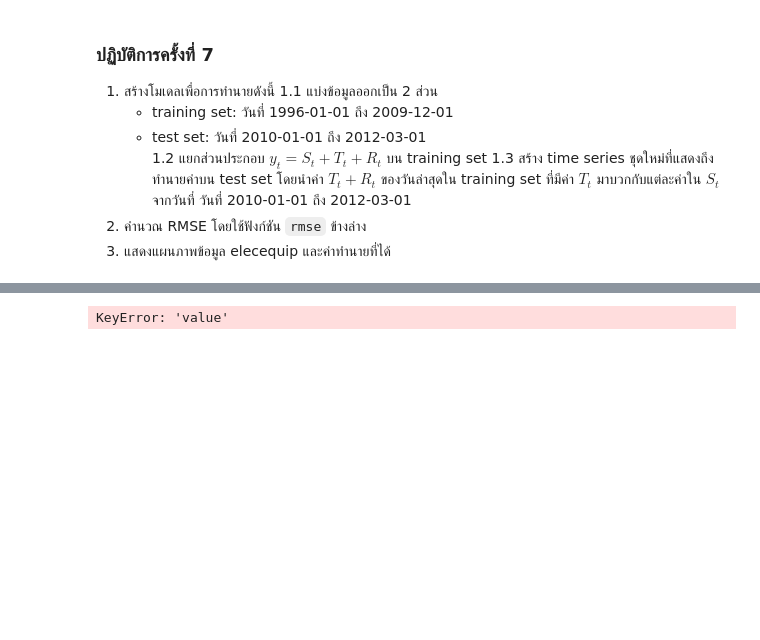
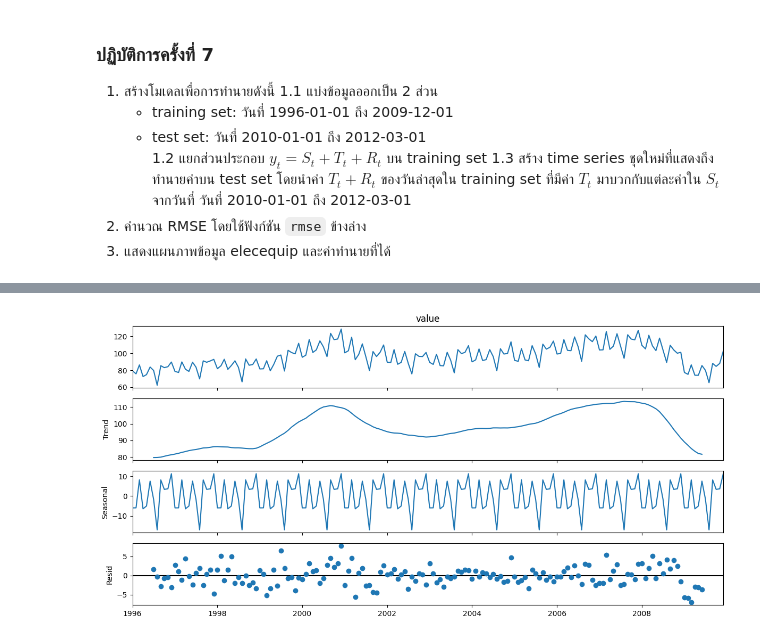
Before and after one commit to Pandatoey/LAB229351, a Jupyter notebook: สำเนาของ_229351_LAB09.ipynb, the cells around one changed output, grey strips where cells are left out. Drawn from its saved outputs; the diff is of its cells as text; code cells hidden in the pictures; blank space fills up the shorter version.

```diff
--- a/สำเนาของ_229351_LAB09.ipynb
+++ b/สำเนาของ_229351_LAB09.ipynb
@@ -188,6 +188,6 @@ Name: value, Length: 196, dtype: float64
 3. คำนวณ RMSE โดยใช้ฟังก์ชัน `rmse` ข้างล่าง
 4. แสดงแผนภาพข้อมูล elecequip และค่าทำนายที่ได้
 # %%
-# 1.1
-train = data.loc[:'2009-12-01','value']
+# 1.
+train = data.loc['1996-01-01':'2009-12-01','value']
 test = data.loc['2010-01-01':'2012-03-01', 'value']
@@ -194,9 +215,6 @@ test = data.loc['2010-01-01':'2012-03-01', 'value']
 # %%
 mpl.rc("figure", figsize=(12,6))
-resultadd = seasonal_decompose(train['value'], model='additive',period=12)
-S_t = resultadd.seasonal
-T_t = resultadd.trend
-R_t = resultadd.resid
+resultadd = seasonal_decompose(train, model='additive',period=12)
 resultadd.plot();
 # %% [output]
-KeyError: 'value'
+[figure, added]
```
Also changed, not shown: parts of 12 cells of this notebook.
